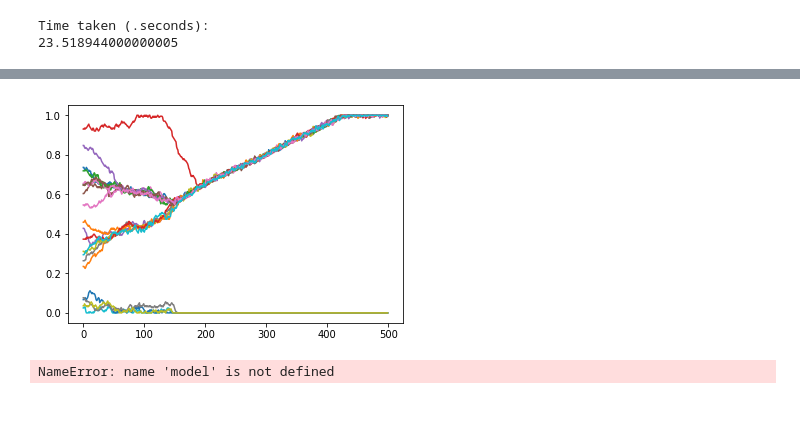
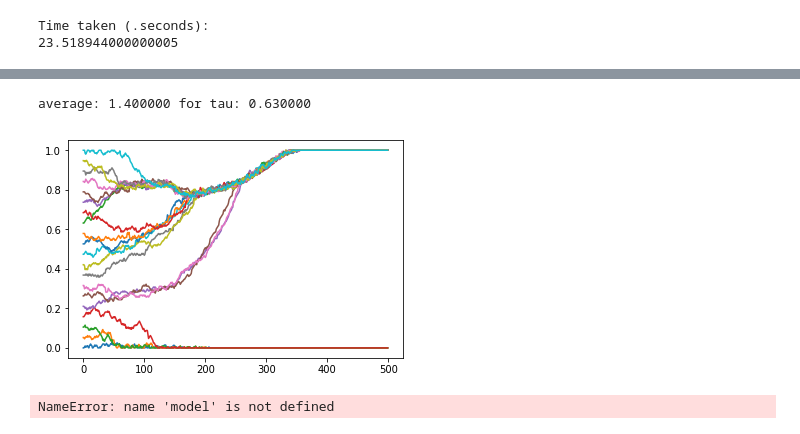
Before and after one commit to rodenmonte/MesaOpinionGame, a Jupyter notebook: Opinions.ipynb, the cells around one changed output, grey strips where cells are left out. Drawn from its saved outputs; the diff is of its cells as text; code cells hidden in the pictures.

```diff
--- a/Opinions.ipynb
+++ b/Opinions.ipynb
@@ -178,10 +178,10 @@ linspaced
  1.0]
 # %%
 
-tau = .5
+tau = .63
 while tau > .4:
     models = []
-    num_models = 1
+    num_models = 10
     #potential_values = np.linspace(0, 1, num_models)
     for i in range(num_models):
         nsteps=500
@@ -193,38 +193,39 @@ while tau > .4:
         #        arr.append(-1)
         #    P.append(arr)
         neighbs = neighbors.totally_connected(nagents, self_connected=True)
         #neighbors = degree_connected(nagents, 1) #the second parameter ranges from 0 to 1, generates graphs of varying degrees of connectedness.
         linspaced = np.linspace(0, 1, nagents).tolist()
-        #opinions = [[i] for i in linspaced]
-        opinions = [[np.random.rand()] for i in range(nagents)]
+        opinions = [[i] for i in linspaced]
+        #opinions = [[np.random.rand()] for i in range(nagents)]
         #Also try potentials.tent(.5), potentials.tent(.3, .7), potentials.gaussian(), potentials.simple()...
         pots = [potentials.tent(tau) for i in range(nagents)]
         coupling = [[1]]
         model = OpinionModel(nagents, neighbs, None, opinions, pots, coupling, 'pairwise')
         models.append(model)
     for model in models:
         model.ALPHA = .005
         model.run(nsteps)
     agent_opinions = []
     for model in models:
         agent_opinion = model.datacollector.get_agent_vars_dataframe()
         agent_opinions.append(agent_opinion)
     x=agent_opinions[0].Opinion0.as_matrix().reshape((nsteps, nagents))
-    plt.plot(x)
+    plt.plot(x);
     from analysis import opinions_clusters
     from analysis import num_clusters
     sum = 0
     for i in range(num_models):
         for j in range(len(opinions[0])):
             #print("Model %d Opinion %d:" % (i, j))
             #print(num_clusters(models[i], .4)[j])
             sum += num_clusters(models[i], .4)[j]
 
     #print(sum)
-    #print("average: %f for tau: %f" %(float(sum) / float(num_models), tau))
+    print("average: %f for tau: %f" %(float(sum) / float(num_models), tau))
     tau = .4
 # %% [output]
+average: 1.400000 for tau: 0.630000
-[figure, old version]
+[figure, new version]
 # %%
 from opinions import OpinionAgentParameters
 from opinions import OpinionAgent
```
Also changed, not shown: 3 other files.
